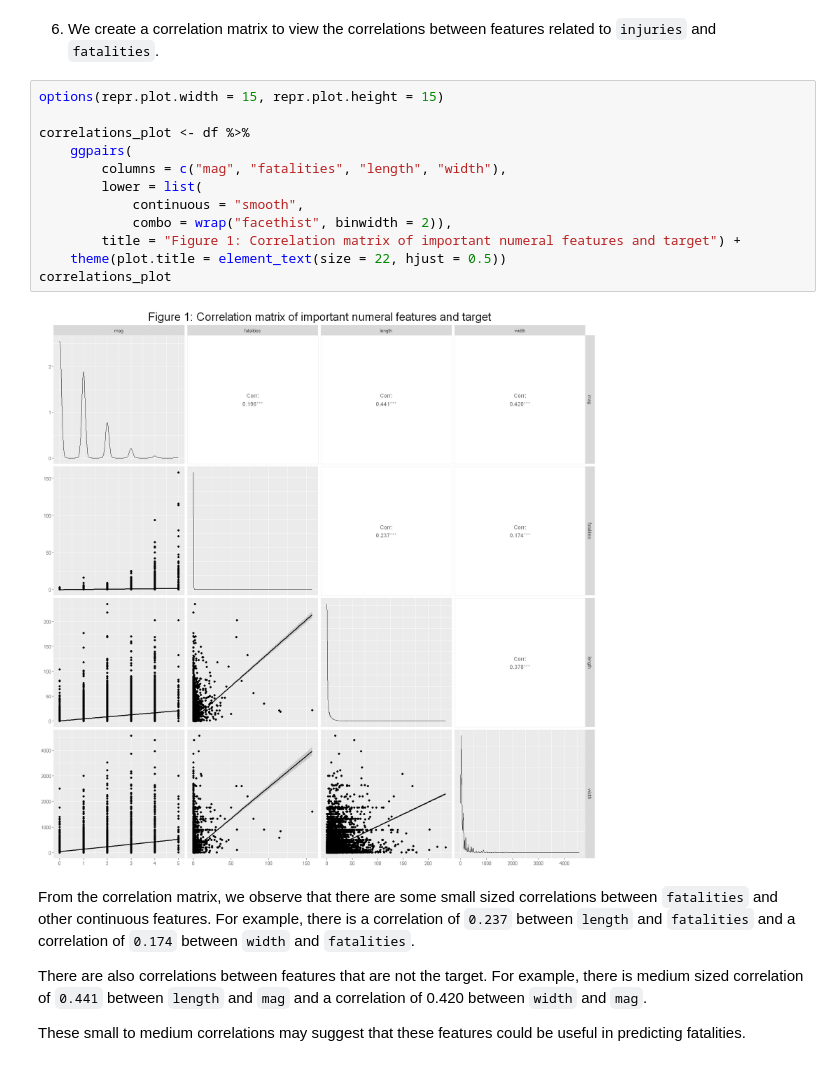
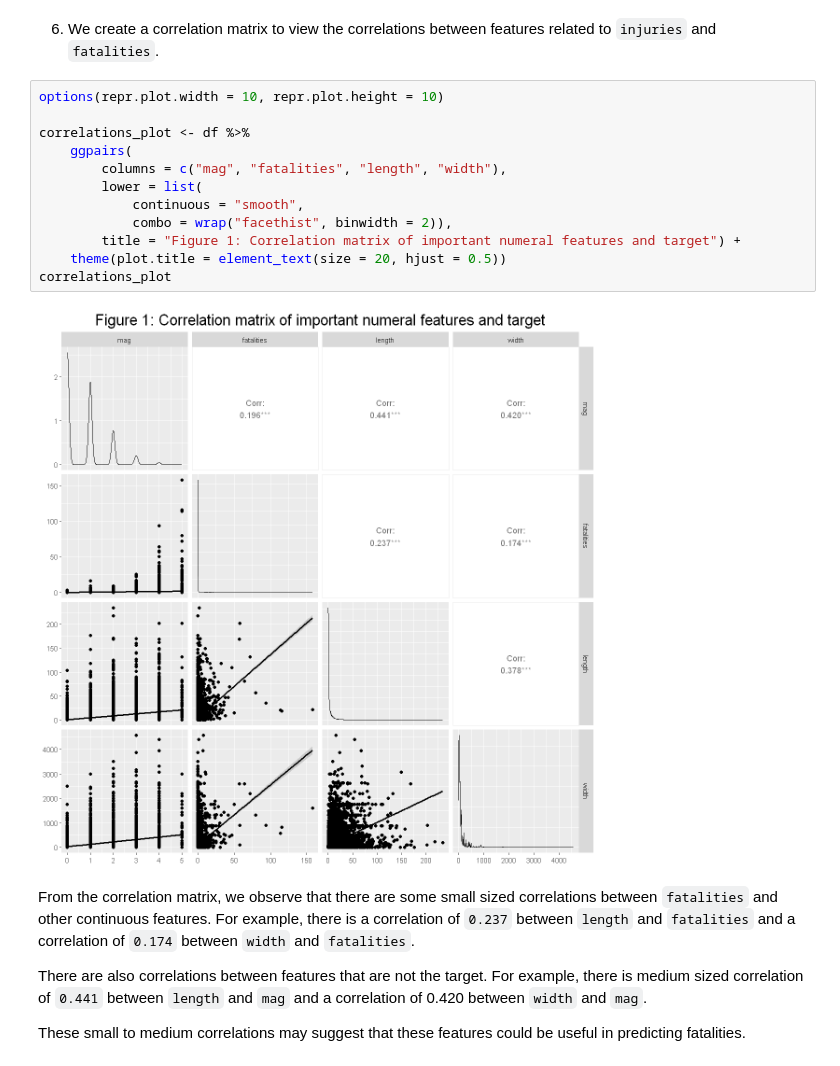
Before and after one commit to DSCI-310-2024/DSCI-310-Group-1-Predict-Casualties-From-Tornado-Data, a Jupyter notebook: src/tornado_fatalities_predictor.ipynb, the cells around one changed output. Cells and saved outputs as stored; diff of their text form.

```diff
--- a/src/tornado_fatalities_predictor.ipynb
+++ b/src/tornado_fatalities_predictor.ipynb
@@ -137,19 +137,19 @@ A psych: 10 × 8
 # %% [markdown]
 6. We create a correlation matrix to view the correlations between features related to `injuries` and `fatalities`.
 # %%
-options(repr.plot.width = 15, repr.plot.height = 15)
+options(repr.plot.width = 10, repr.plot.height = 10)
 
 correlations_plot <- df %>%
     ggpairs(
         columns = c("mag", "fatalities", "length", "width"),
         lower = list(
             continuous = "smooth",
             combo = wrap("facethist", binwidth = 2)),
         title = "Figure 1: Correlation matrix of important numeral features and target") +
-    theme(plot.title = element_text(size = 22, hjust = 0.5))
+    theme(plot.title = element_text(size = 20, hjust = 0.5))
 correlations_plot
 # %% [output]
-[figure, old version]
+[figure, new version]
 # %% [markdown]
 From the correlation matrix, we observe that there are some small sized correlations between `fatalities` and other continuous features. For example, there is a correlation of `0.237` between `length` and `fatalities` and a correlation of `0.174` between `width` and `fatalities`.
 
```
Also changed, not shown: parts of 3 cells of this notebook.
